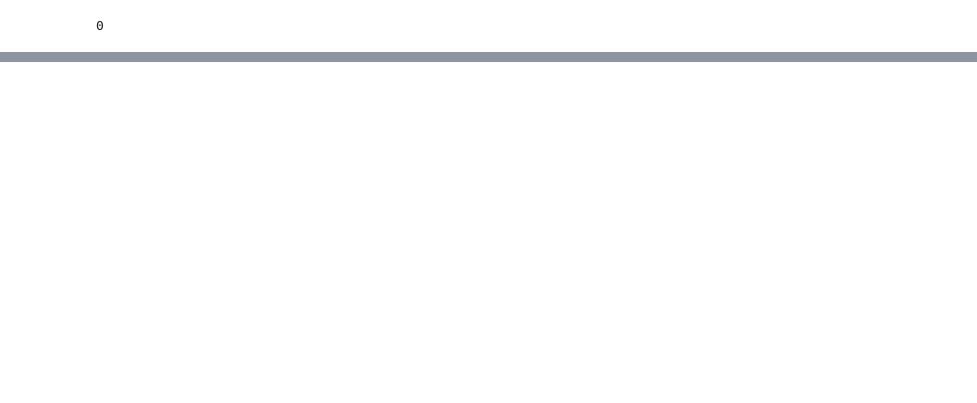
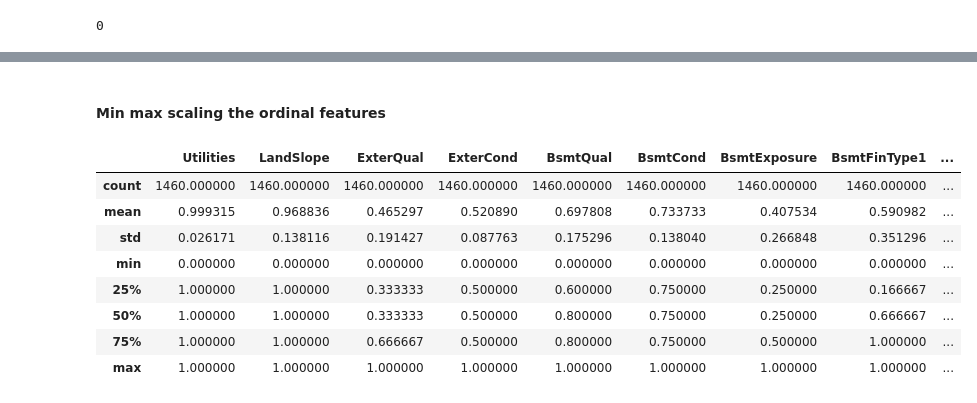
Before and after one commit to MarkBerkovics/House_Prices, a Jupyter notebook: notebooks/House Prices.ipynb, the cells around one changed output, grey strips where cells are left out. Drawn from its saved outputs; the diff is of its cells as text; code cells hidden in the pictures; blank space fills up the shorter version.

```diff
--- a/notebooks/House Prices.ipynb
+++ b/notebooks/House Prices.ipynb
@@ -105,0 +345,31 @@ columns_to_drop = ['MiscFeature']
+# %%
+ord_encoder = OrdinalEncoder(categories=[['No', 'Unf', 'RFn', 'Fin']])
+X_train_scaled[['GarageFinish']] = ord_encoder.fit_transform(X_train_scaled[['GarageFinish']])
+# %%
+ord_encoder = OrdinalEncoder(categories=[['No', 'Po', 'Fa', 'TA', 'Gd', 'Ex']])
+X_train_scaled[['GarageQual']] = ord_encoder.fit_transform(X_train_scaled[['GarageQual']])
+# %%
+ord_encoder = OrdinalEncoder(categories=[['No', 'Po', 'Fa', 'TA', 'Gd', 'Ex']])
+X_train_scaled[['GarageCond']] = ord_encoder.fit_transform(X_train_scaled[['GarageCond']])
+# %%
+ord_encoder = OrdinalEncoder(categories=[['N', 'P', 'Y']])
+X_train_scaled[['PavedDrive']] = ord_encoder.fit_transform(X_train_scaled[['PavedDrive']])
+# %% [markdown]
+#### Min max scaling the ordinal features
+# %%
+scaler2 = MinMaxScaler()
+scaler2.fit(X_train_scaled[ordinal_features])
+
+X_train_scaled[ordinal_features] = scaler2.transform(X_train_scaled[ordinal_features])
+
+X_train_scaled[ordinal_features].describe()
+# %% [output]
+|  | Utilities | LandSlope | ExterQual | ExterCond | BsmtQual | BsmtCond | BsmtExposure | BsmtFinType1 | ... |
+| count | 1460.000000 | 1460.000000 | 1460.000000 | 1460.000000 | 1460.000000 | 1460.000000 | 1460.000000 | 1460.000000 | ... |
+| mean | 0.999315 | 0.968836 | 0.465297 | 0.520890 | 0.697808 | 0.733733 | 0.407534 | 0.590982 | ... |
+| std | 0.026171 | 0.138116 | 0.191427 | 0.087763 | 0.175296 | 0.138040 | 0.266848 | 0.351296 | ... |
+| min | 0.000000 | 0.000000 | 0.000000 | 0.000000 | 0.000000 | 0.000000 | 0.000000 | 0.000000 | ... |
+| 25% | 1.000000 | 1.000000 | 0.333333 | 0.500000 | 0.600000 | 0.750000 | 0.250000 | 0.166667 | ... |
+| 50% | 1.000000 | 1.000000 | 0.333333 | 0.500000 | 0.800000 | 0.750000 | 0.250000 | 0.666667 | ... |
+| 75% | 1.000000 | 1.000000 | 0.666667 | 0.500000 | 0.800000 | 0.750000 | 0.500000 | 1.000000 | ... |
+| max | 1.000000 | 1.000000 | 1.000000 | 1.000000 | 1.000000 | 1.000000 | 1.000000 | 1.000000 | ... |
```
Also changed, not shown: parts of 47 cells of this notebook.
